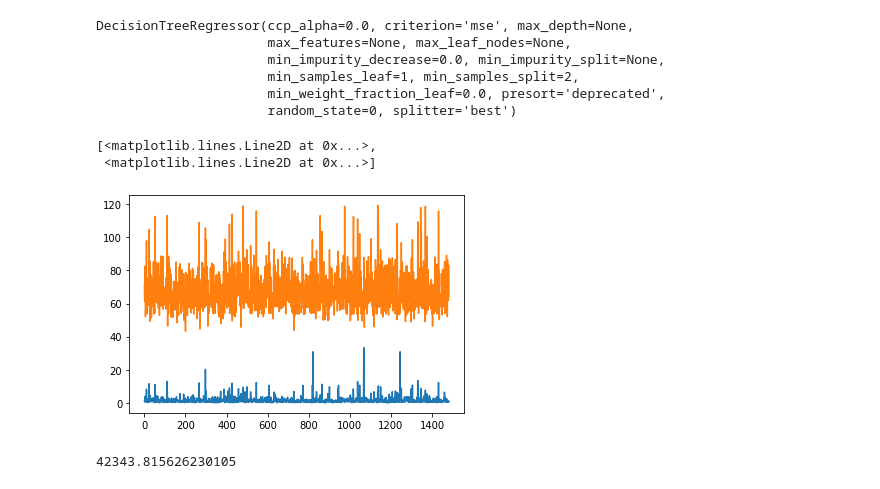
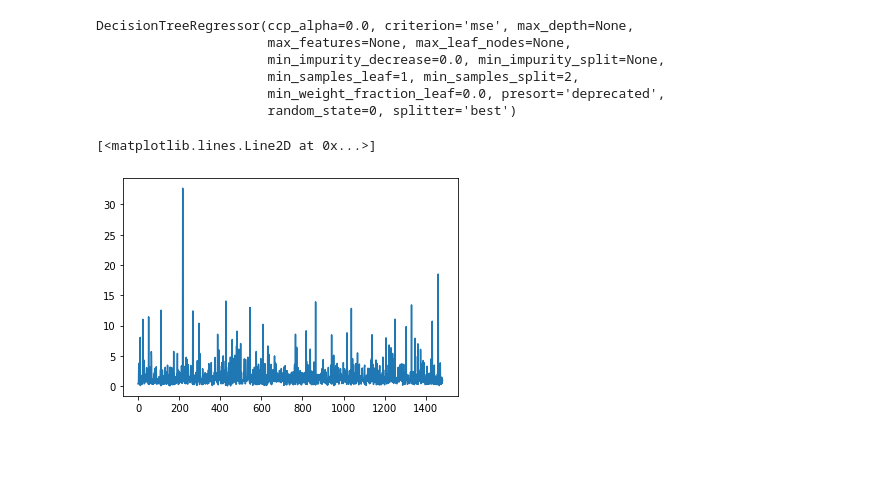
Before and after one commit to sharadnataraj96/Gas-Turbine-Emission-prediction, a Jupyter notebook: Gas_Turbine_Decision_Tree_Regressison.ipynb, the cells around one changed output. Drawn from its saved outputs; the diff is of its cells as text; code cells hidden in the pictures; blank space fills up the shorter version.

```diff
--- a/Gas_Turbine_Decision_Tree_Regressison.ipynb
+++ b/Gas_Turbine_Decision_Tree_Regressison.ipynb
@@ -11,5 +11,20 @@ Y=data_1.iloc[:, -2:].values
 # %%
 from sklearn.model_selection import train_test_split
 X_train, X_test, y_train, y_test = train_test_split(X, Y, test_size = 0.2, random_state = 0)
+# %%
+y_co_train = y_train[ :, :1]
+y_co_test = y_test[ :, :1]
+y_nox_train = y_train[ :, 1:]
+y_nox_test = y_test[ :, 1:]
+# %%
+from sklearn.preprocessing import StandardScaler
+sc_x = StandardScaler()
+sc_y = StandardScaler()
+sc_y_co = StandardScaler()
+sc_y_nox = StandardScaler()
+y_co_train = sc_y_co.fit_transform(y_co_train)
+y_co_test = sc_y_co.fit_transform(y_co_test)
+y_nox_train = sc_y_nox.fit_transform(y_nox_train)
+y_nox_test = sc_y_nox.fit_transform(y_nox_test)
 # %%
 from sklearn.tree import DecisionTreeRegressor
@@ -17,9 +32,0 @@ regressor = DecisionTreeRegressor(random_state = 0)
-# %%
-regressor.fit(X_train, y_train)
-# %% [output]
-DecisionTreeRegressor(ccp_alpha=0.0, criterion='mse', max_depth=None,
-                      max_features=None, max_leaf_nodes=None,
-                      min_impurity_decrease=0.0, min_impurity_split=None,
-                      min_samples_leaf=1, min_samples_split=2,
-                      min_weight_fraction_leaf=0.0, presort='deprecated',
-                      random_state=0, splitter='best')
@@ -27,0 +33,10 @@ y_pred = regressor.predict(X_test)
+# %%
+regressor_co.fit(X_train,y_co_train)
+regressor_nox.fit(X_train, y_nox_train)
+# %% [output]
+DecisionTreeRegressor(ccp_alpha=0.0, criterion='mse', max_depth=None,
+                      max_features=None, max_leaf_nodes=None,
+                      min_impurity_decrease=0.0, min_impurity_split=None,
+                      min_samples_leaf=1, min_samples_split=2,
+                      min_weight_fraction_leaf=0.0, presort='deprecated',
+                      random_state=0, splitter='best')
@@ -28,11 +46,5 @@ y_pred = regressor.predict(X_test)
 # %%
-plt.plot(y_pred)
+plt.plot(sc_y_co.inverse_transform(y_co_test))
 # %% [output]
-[<matplotlib.lines.Line2D at 0x...>,
- <matplotlib.lines.Line2D at 0x...>]
+[<matplotlib.lines.Line2D at 0x...>]
-[figure, old version]
+[figure, new version]
-# %%
-rss = np.sum(np.square(y_test - y_pred))
-print(rss)
-# %% [output]
-42343.815626230105
```
Also changed, not shown: parts of 9 cells of this notebook.
